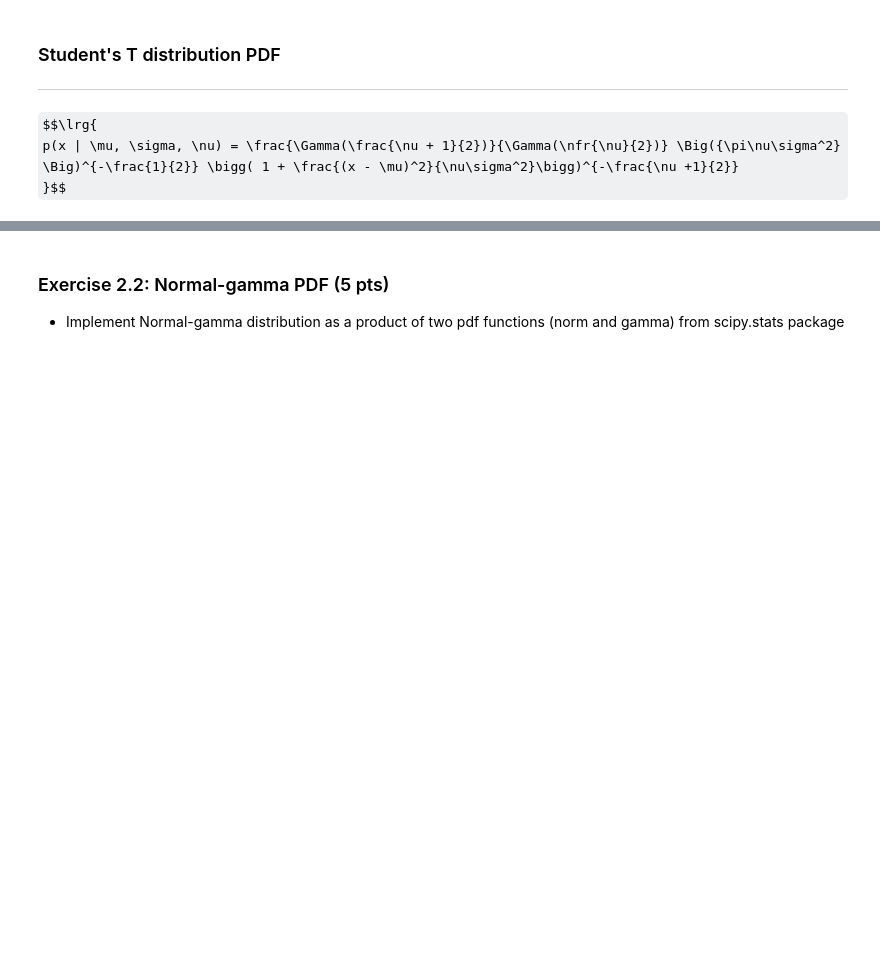
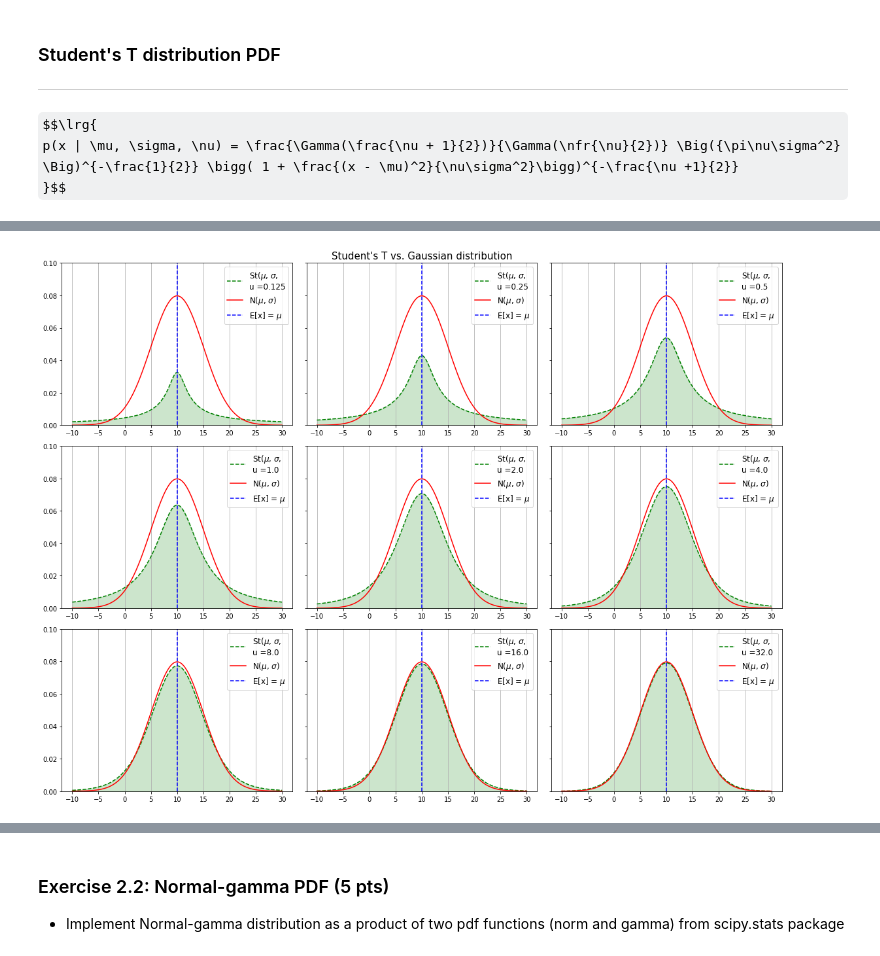
Before and after one commit to toristvan/BAP, a Jupyter notebook: HW4/BAP_HW_4.ipynb, the cells around one changed output, grey strips where cells are left out. Drawn from its saved outputs; the diff is of its cells as text; code cells hidden in the pictures; some formulas as TeX source; blank space fills up the shorter version.

```diff
--- a/HW4/BAP_HW_4.ipynb
+++ b/HW4/BAP_HW_4.ipynb
@@ -55,3 +56,9 @@ def studentsT(x, mu, sigma, nu):
+# %%
+def studentsT(x, mu, sigma, nu):
+    # YOUR CODE HERE
+    logpdf = loggamma((nu+1)/2)-loggamma(nu/2)-1/2*(np.log(pi*nu)) - np.log(sigma)- ((nu+1)/2)*np.log(1+((x-mu)**2)/(nu*(sigma**2)))
+
+    return np.exp(logpdf)
 # %% [markdown]
 ### Exercise 1.2: Student's T distribution (5 pts)
 
@@ -63,28 +70,39 @@ Your plot should look like:
 # %%
 x = np.linspace(-10,30,100)
 
 mu = 10
 sigma = 5
 
 twos = np.array(9*[2.])
 nus = np.power(twos,np.arange(-3,6))
 
 f,axis = plt.subplots(3,3,figsize=(16,12), sharey=True)
 
 n=0
 for i in range(3):
     for j in range(3):
         ax = axis[i,j]
         nu = nus[n]
 
         # YOUR CODE HERE
+        pdf = studentsT(x, mu, sigma, nu)
+
+        ax.plot(x, pdf, linestyle = '--', color = 'g', label = 'St($\mu$, $\sigma$, \nu =' + str(nu))
+        ax.fill_between(x,
+                        pdf,
+                        color = 'g',
+                        alpha = 0.2)
+        ax.plot(x, norm.pdf(x, mu, sigma), color = 'red', label = 'N($\mu$, $\sigma$)')
+        ax.axvline(mu, linestyle = '--', color = 'b', label = 'E[x] = $\mu$' )
 
         n+=1
         ax.grid(axis='x')
         ax.legend(loc=1, fontsize=12)
         ax.set_ylim(0,0.1)
 axis[0,1].set_title('Student\'s T vs. Gaussian distribution', fontsize=15)
 plt.tight_layout()
+# %% [output]
+[figure, added]
 # %%
 def get_colors(X, min_val=None, max_val=None):
     if min_val is None:
```
Also changed, not shown: parts of 8 cells of this notebook.
